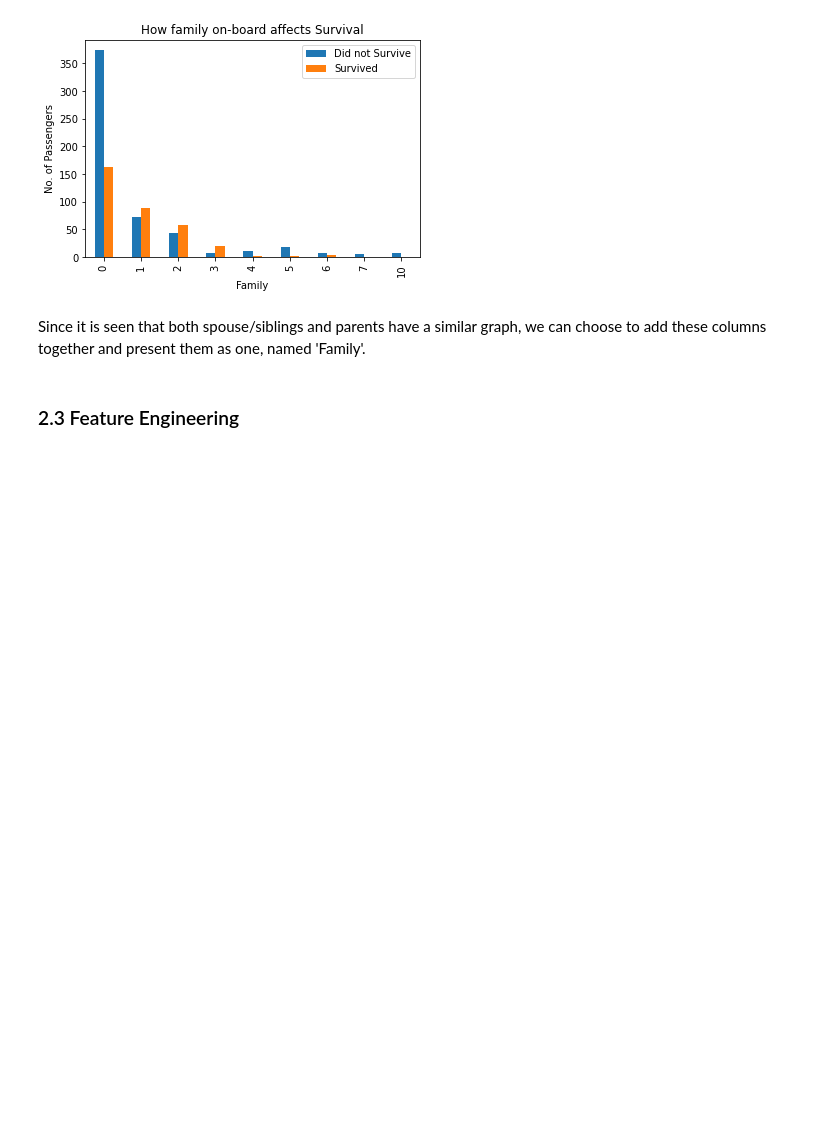
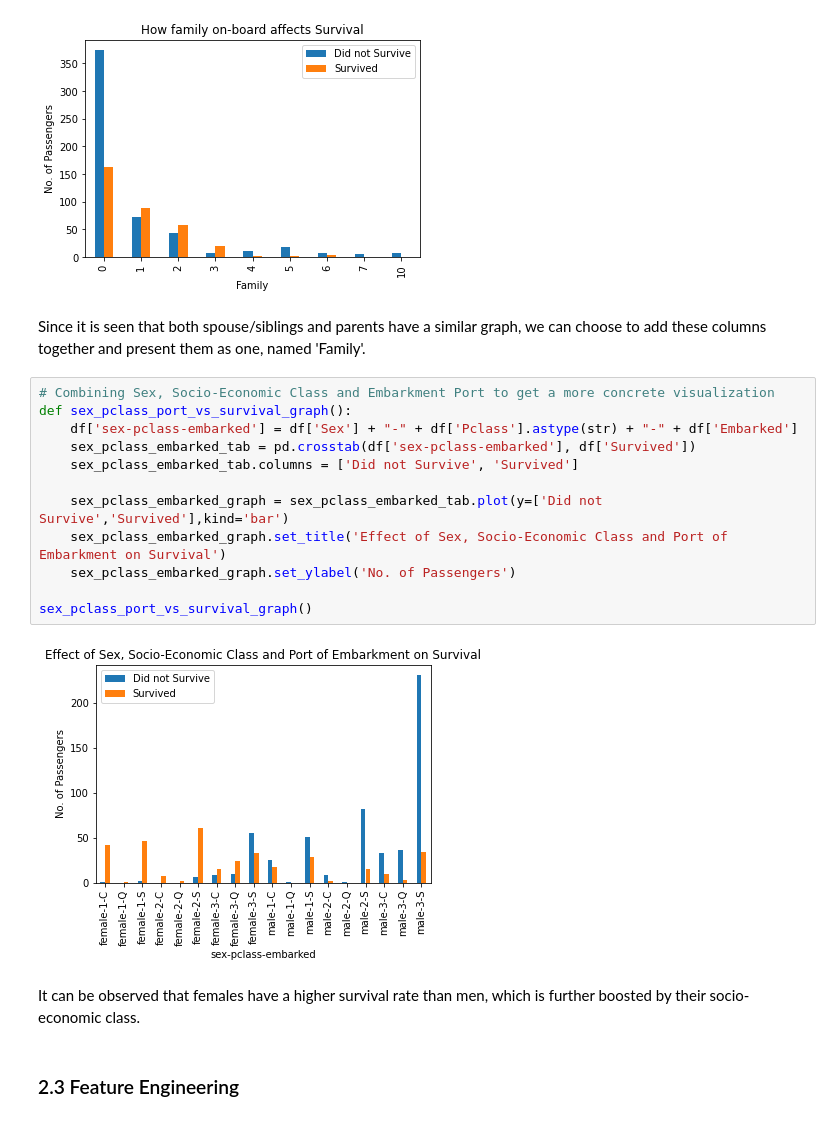
Before and after one commit to harshulkuhar/titanic-survival, a Jupyter notebook: titanic_survival_prediction.ipynb, the cells around one changed output. Drawn from its saved outputs; the diff is of its cells as text; blank space fills up the shorter version.

Commit message:
EDA : Added another graph

```diff
--- a/titanic_survival_prediction.ipynb
+++ b/titanic_survival_prediction.ipynb
@@ -130,6 +130,22 @@ family_vs_suvival_graph()
 [figure]
 # %% [markdown]
 Since it is seen that both spouse/siblings and parents have a similar graph, we can choose to add these columns together and present them as one, named 'Family'.
+# %%
+# Combining Sex, Socio-Economic Class and Embarkment Port to get a more concrete visualization
+def sex_pclass_port_vs_survival_graph():
+    df['sex-pclass-embarked'] = df['Sex'] + "-" + df['Pclass'].astype(str) + "-" + df['Embarked']
+    sex_pclass_embarked_tab = pd.crosstab(df['sex-pclass-embarked'], df['Survived'])
+    sex_pclass_embarked_tab.columns = ['Did not Survive', 'Survived']
+
+    sex_pclass_embarked_graph = sex_pclass_embarked_tab.plot(y=['Did not Survive','Survived'],kind='bar')
+    sex_pclass_embarked_graph.set_title('Effect of Sex, Socio-Economic Class and Port of Embarkment on Survival')
+    sex_pclass_embarked_graph.set_ylabel('No. of Passengers')
+
+sex_pclass_port_vs_survival_graph()
+# %% [output]
+[figure, added]
+# %% [markdown]
+It can be observed that females have a higher survival rate than men, which is further boosted by their socio-economic class.
 # %% [markdown]
 ### 2.3 Feature Engineering
 # %%
```
Also changed, not shown: parts of 4 cells of this notebook.
